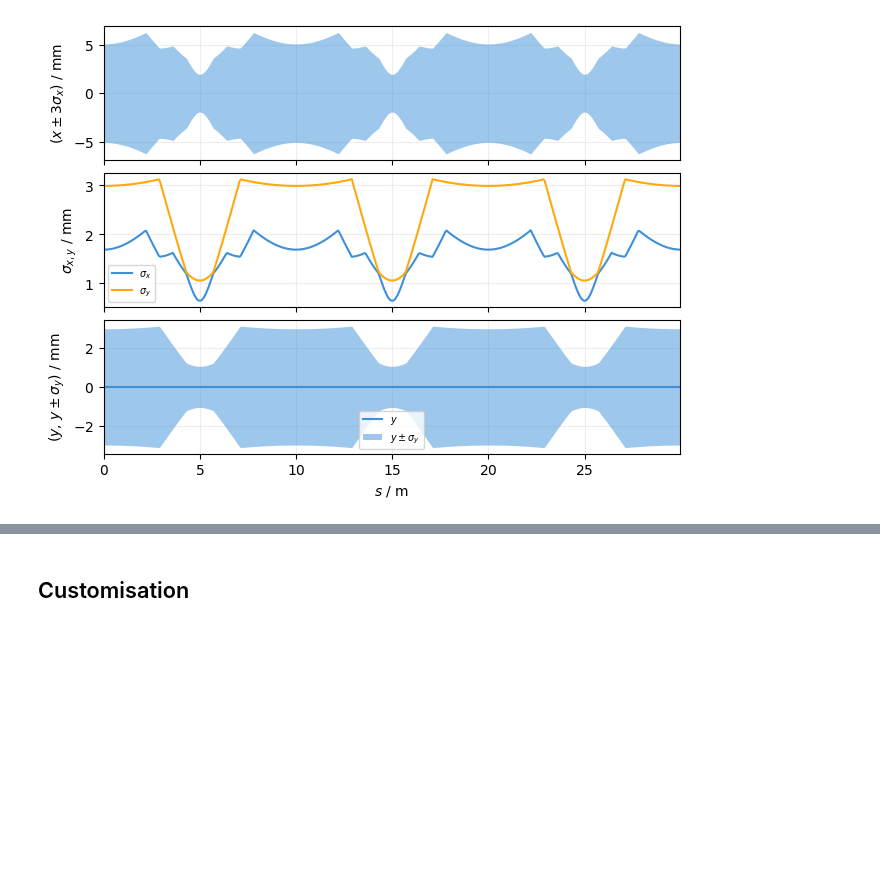
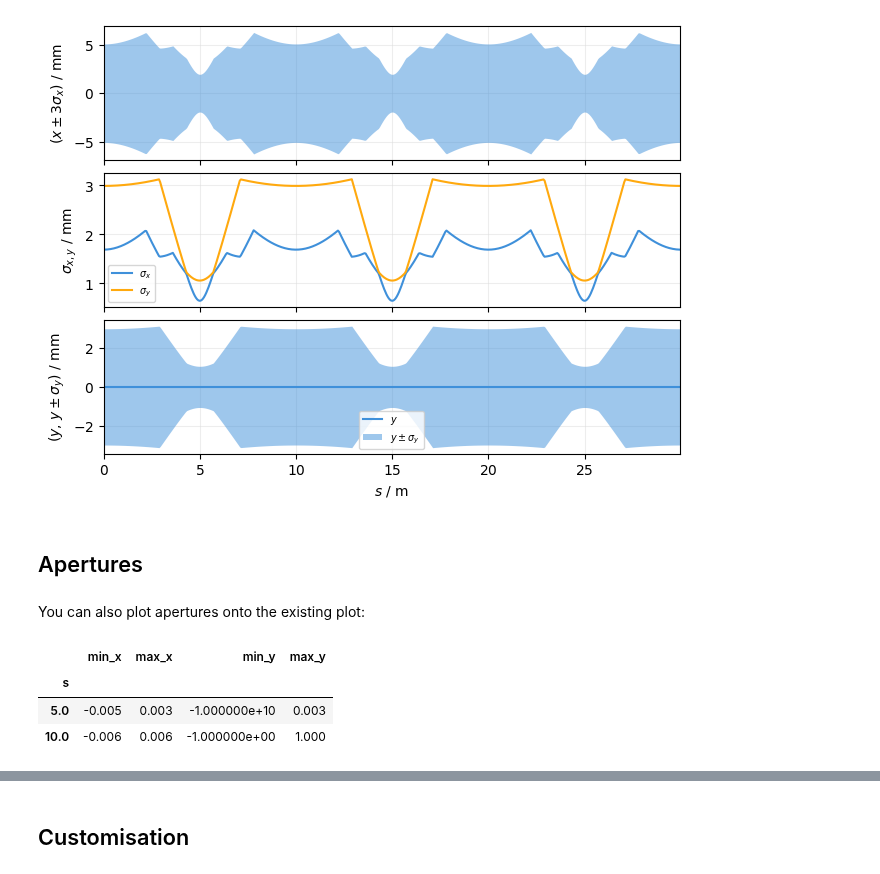
Before and after one commit to xsuite/xplt, a Jupyter notebook: examples/twiss.ipynb, the cells around one changed output, grey strips where cells are left out. Drawn from its saved outputs; the diff is of its cells as text; code cells hidden in the pictures; blank space fills up the shorter version.

```diff
--- a/examples/twiss.ipynb
+++ b/examples/twiss.ipynb
@@ -73,3 +77,15 @@ cv = tw.get_beam_covariance(nemitt_x=1e-6, nemitt_y=1e-6)
 plot = xplt.TwissPlot((tw, cv), "envelope3_x, sigma, y + envelope_y")
 # %% [output]
 [figure]
+# %% [markdown]
+## Apertures
+# %% [markdown]
+You can also plot apertures onto the existing plot:
+# %%
+ap = xplt.util.apertures(line)
+xt.Table(ap, index="s").to_pandas(index="s")
+# %% [output]
+|  | min_x | max_x | min_y | max_y |
+| s |  |  |  |  |
+| 5.0 | -0.005 | 0.003 | -1.000000e+10 | 0.003 |
+| 10.0 | -0.006 | 0.006 | -1.000000e+00 | 1.000 |
```
Also changed, not shown: parts of 2 cells of this notebook.
